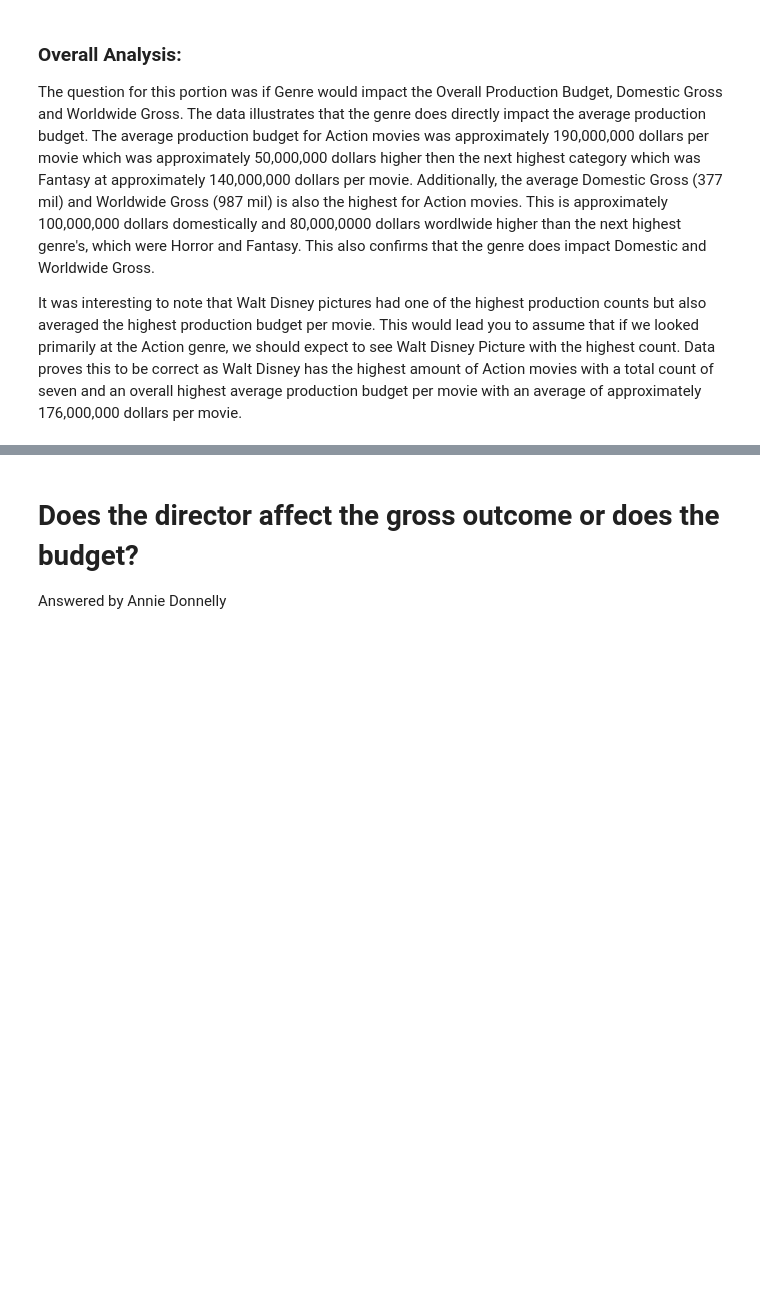
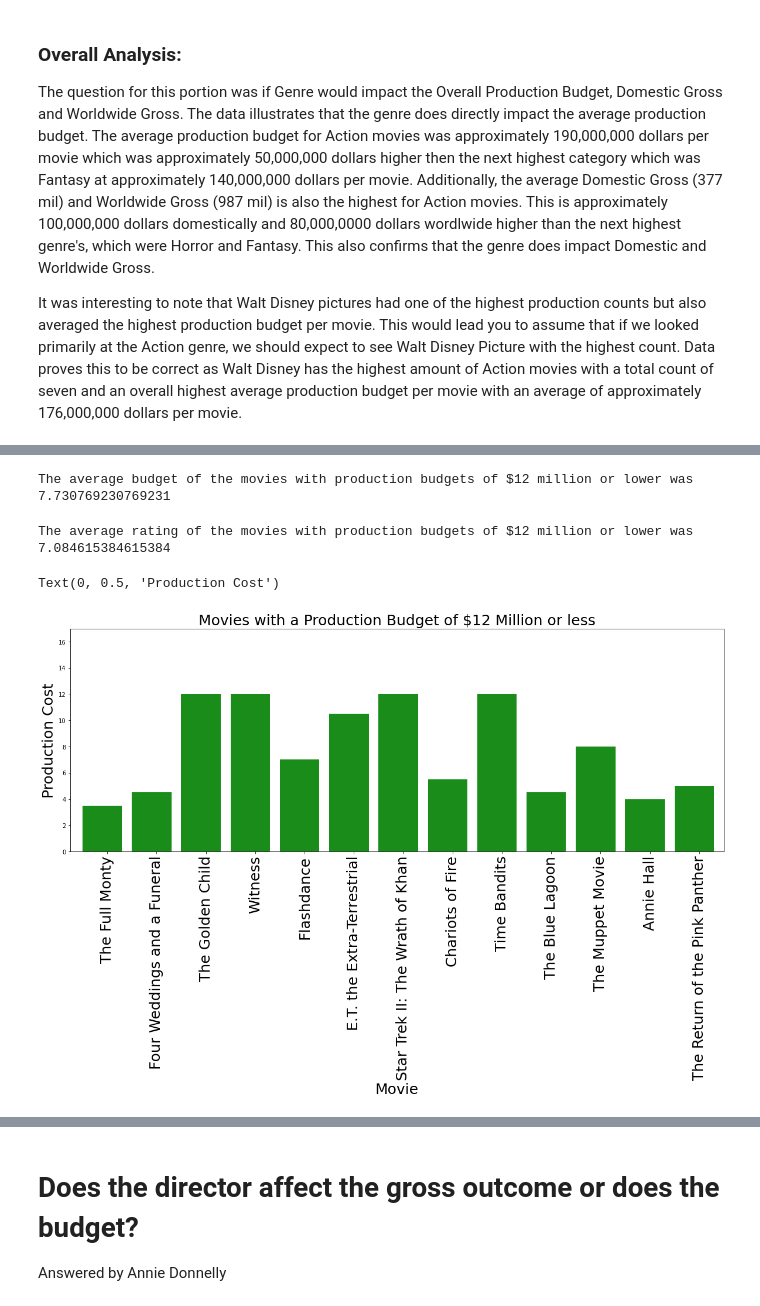
Before and after one commit to annied222/Project_1, a Jupyter notebook: movies.ipynb, the cells around one changed output, grey strips where cells are left out. Saved outputs shown, nothing was run; the diff lists cells and outputs as text; code cells hidden in the pictures; blank space fills up the shorter version.

```diff
--- a/movies.ipynb
+++ b/movies.ipynb
@@ -514,0 +678,5 @@ It was interesting to note that Walt Disney pictures had one of the highest prod
+# %%
+# Identifiying the movies with the lowest Production Budgets
+lowestcost_df = allmovies_df.loc[allmovies_df["Production Budget"] <= 12, [
+    "Title", "Production Budget", "IMDB Rating", "Year", "Studio", "Director"]]
+lowestcost_df
@@ -514,0 +698,27 @@ It was interesting to note that Walt Disney pictures had one of the highest prod
+# %%
+low_budavg = lowestcost_df["Production Budget"].mean()
+
+print(f"The average budget of the movies with production budgets of $12 million or lower was {low_budavg}")
+# %% [output]
+The average budget of the movies with production budgets of $12 million or lower was 7.730769230769231
+# %%
+low_rateavg = lowestcost_df["IMDB Rating"].mean()
+
+print(f"The average rating of the movies with production budgets of $12 million or lower was {low_rateavg}")
+# %% [output]
+The average rating of the movies with production budgets of $12 million or lower was 7.084615384615384
+# %%
+x_axislowbud = np.arange(len(lowestcost_df))
+tick_locations = [value+0.5 for value in x_axislowbud]
+
+plt.figure(figsize=(20,7))
+plt.bar(x_axislowbud, lowestcost_df["Production Budget"], color='green', alpha=0.9, align="edge")
+plt.xticks(tick_locations, lowestcost_df["Title"], rotation="90", fontsize=25)
+plt.xlim(-0.25, len(x_axislowbud))
+plt.ylim(0, max(lowestcost_df["Production Budget"])+5)
+plt.title("Movies with a Production Budget of $12 Million or less",fontsize=25)
+plt.xlabel("Movie", fontsize=25)
+plt.ylabel("Production Cost", fontsize=25)
+# %% [output]
+Text(0, 0.5, 'Production Cost')
+[figure, added]
```
Also changed, not shown: parts of 17 cells of this notebook, 2 other files.
